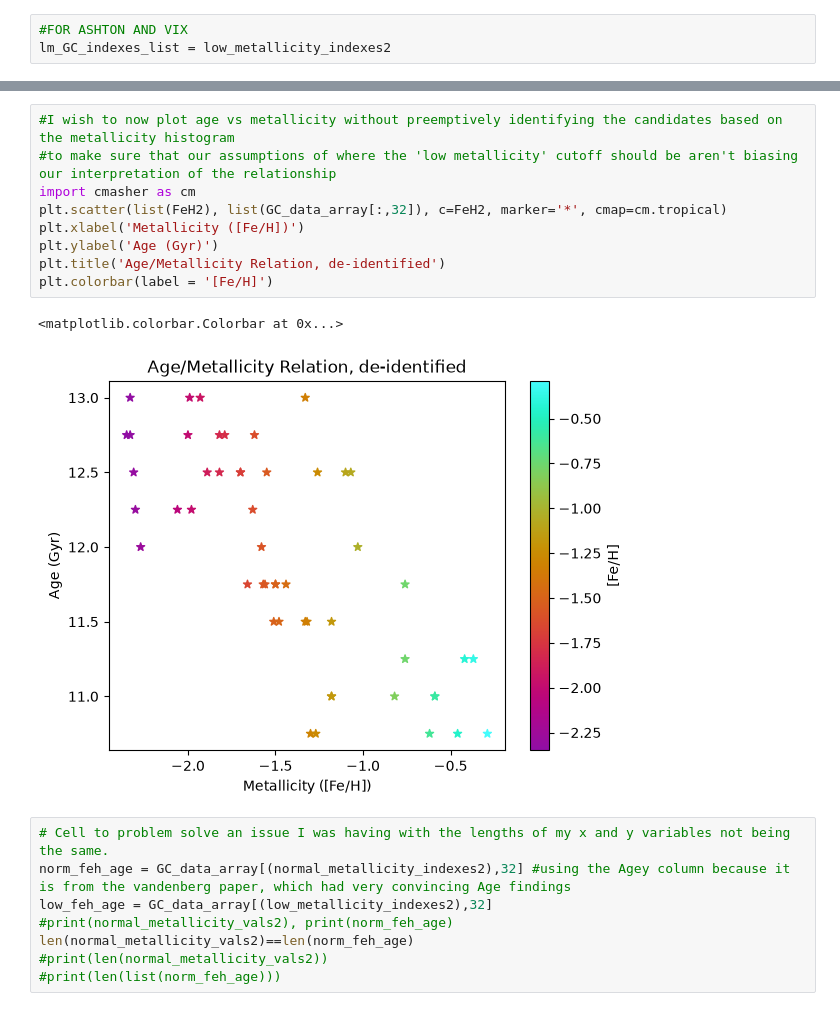
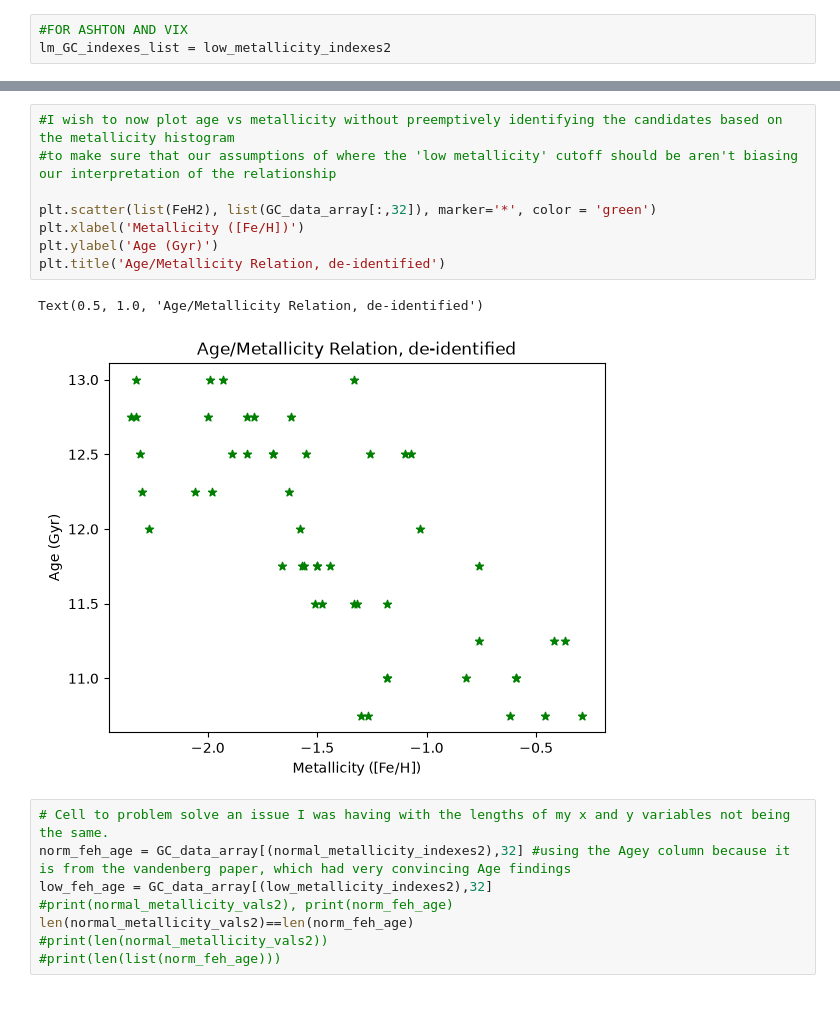
Before and after one commit to matilda-2116/3116_assignment_AshtonMatildaVix, a Jupyter notebook: vandenberg2.ipynb, the cells around one changed output, grey strips where cells are left out. Saved outputs shown, nothing was run; the diff lists cells and outputs as text.

```diff
--- a/vandenberg2.ipynb
+++ b/vandenberg2.ipynb
@@ -221,15 +303,14 @@ plt.show()
 # %%
 #I wish to now plot age vs metallicity without preemptively identifying the candidates based on the metallicity histogram
 #to make sure that our assumptions of where the 'low metallicity' cutoff should be aren't biasing our interpretation of the relationship
-import cmasher as cm
-plt.scatter(list(FeH2), list(GC_data_array[:,32]), c=FeH2, marker='*', cmap=cm.tropical)
+
+plt.scatter(list(FeH2), list(GC_data_array[:,32]), marker='*', color = 'green')
 plt.xlabel('Metallicity ([Fe/H])')
 plt.ylabel('Age (Gyr)')
 plt.title('Age/Metallicity Relation, de-identified')
-plt.colorbar(label = '[Fe/H]')
 # %% [output]
-<matplotlib.colorbar.Colorbar at 0x...>
+Text(0.5, 1.0, 'Age/Metallicity Relation, de-identified')
-[figure, old version]
+[figure, new version]
 # %%
 # Cell to problem solve an issue I was having with the lengths of my x and y variables not being the same.
 norm_feh_age = GC_data_array[(normal_metallicity_indexes2),32] #using the Agey column because it is from the vandenberg paper, which had very convincing Age findings
```
Also changed, not shown: parts of 10 cells of this notebook.
